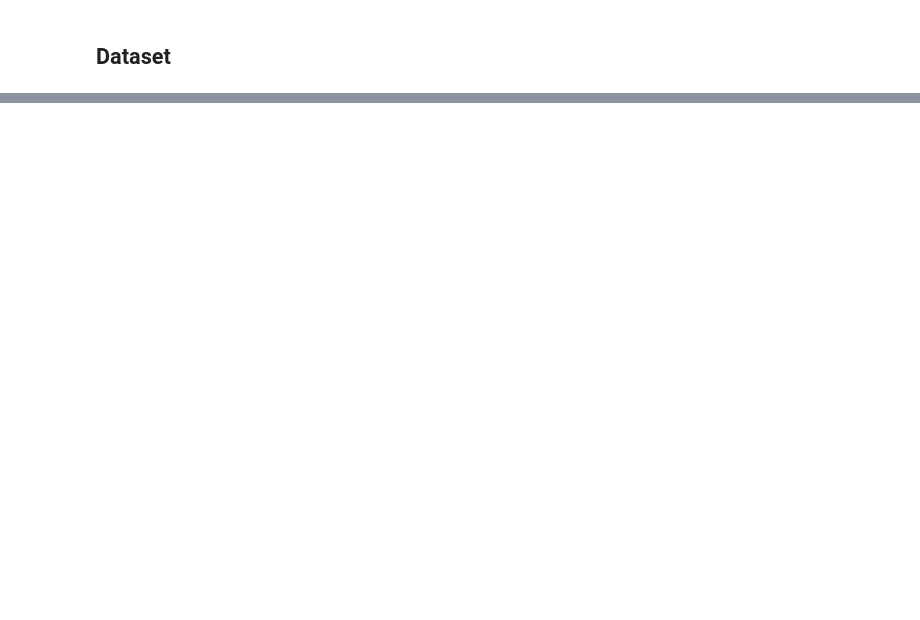
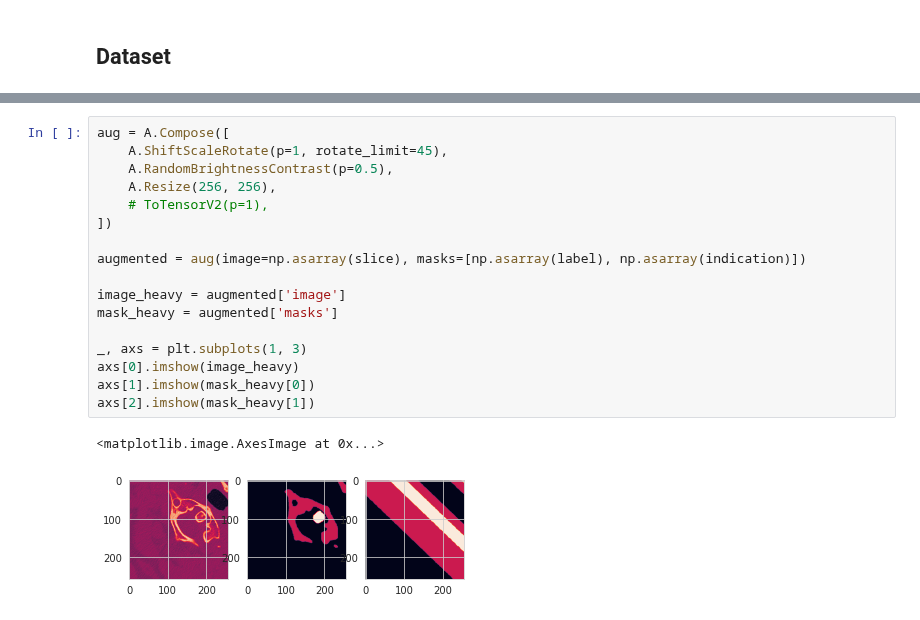
Before and after one commit to ghty011/cervical_spine, a Jupyter notebook: train/train_segmentation_axial_crop.ipynb, the cells around one changed output, grey strips where cells are left out. Cells and saved outputs as stored; diff of their text form; blank space fills up the shorter version.

```diff
--- a/train/train_segmentation_axial_crop.ipynb
+++ b/train/train_segmentation_axial_crop.ipynb
@@ -94,0 +302,20 @@ class SegDataset(Dataset):
+# %%
+aug = A.Compose([
+    A.ShiftScaleRotate(p=1, rotate_limit=45),
+    A.RandomBrightnessContrast(p=0.5),
+    A.Resize(256, 256),
+    # ToTensorV2(p=1),
+])
+
+augmented = aug(image=np.asarray(slice), masks=[np.asarray(label), np.asarray(indication)])
+
+image_heavy = augmented['image']
+mask_heavy = augmented['masks']
+
+_, axs = plt.subplots(1, 3)
+axs[0].imshow(image_heavy)
+axs[1].imshow(mask_heavy[0])
+axs[2].imshow(mask_heavy[1])
+# %% [output]
+<matplotlib.image.AxesImage at 0x...>
+[figure, added]
```
Also changed, not shown: parts of 35 cells of this notebook, 2 other files.
